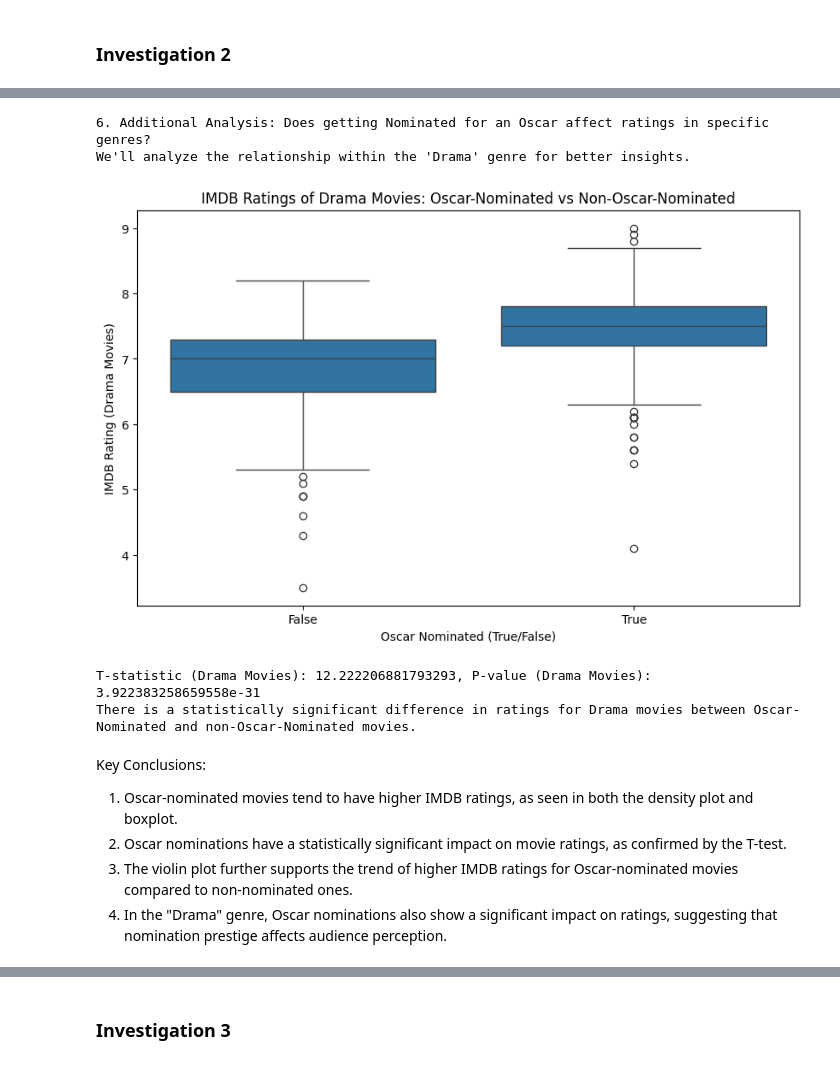
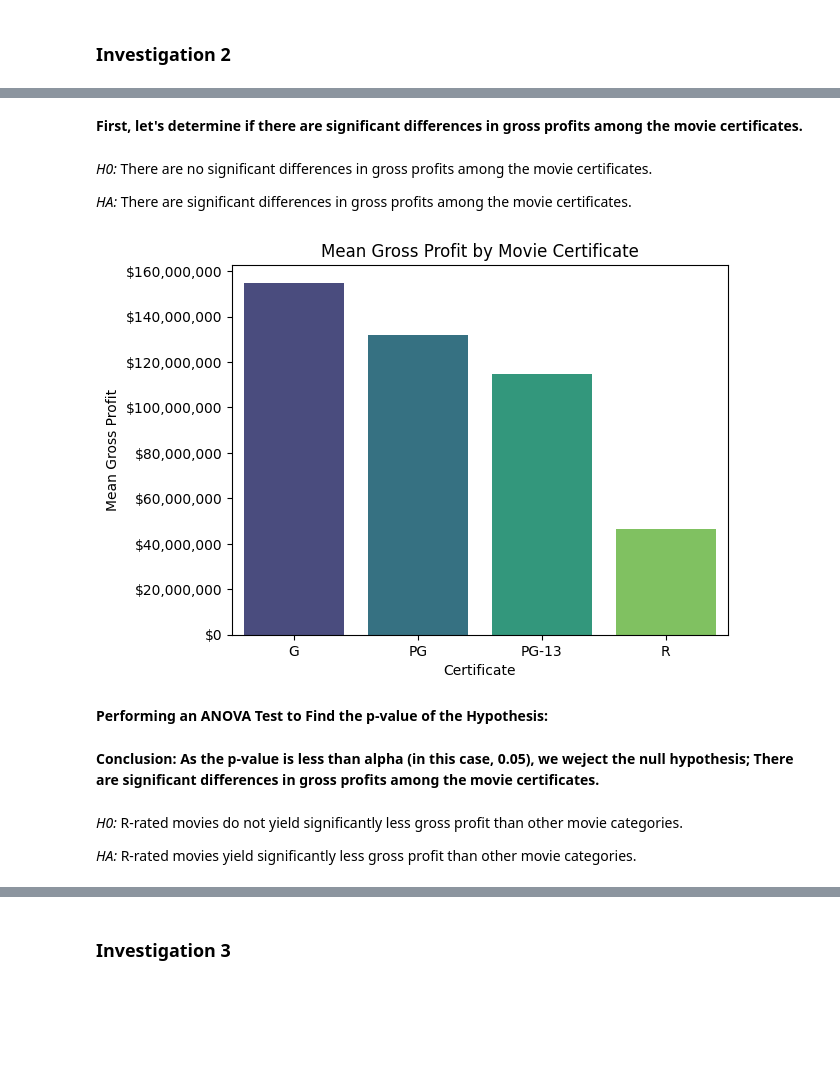
Before and after one commit to ryandecamp/CMSC320FinalProject, a Jupyter notebook: checkpoint2/checkpoint_2.ipynb, the cells around one changed output, grey strips where cells are left out. Drawn from its saved outputs; the diff is of its cells as text; code cells hidden in the pictures; blank space fills up the shorter version.

```diff
--- a/checkpoint2/checkpoint_2.ipynb
+++ b/checkpoint2/checkpoint_2.ipynb
@@ -513,4 +609,0 @@ plt.show()
-# %%
-#For the future plots, it will be easier to create a column in the movie_df that has true if Oscar_nominated>0 and false otherwise
-movie_df['Oscar_nominations'] = movie_df['Oscar_nominated'] > 0
-display(movie_df[['Oscar_nominated', 'Oscar_nominations']])
@@ -568,39 +610,6 @@ plt.show()
-# %%
-print("6. Additional Analysis: Does getting Nominated for an Oscar affect ratings in specific genres?")
-print("We'll analyze the relationship within the 'Drama' genre for better insights.")
-
-drama_movies = movie_df[movie_df['genre'].apply(lambda genres: 'Drama' in genres)]
-
-# Comparing IMDB ratings for drama movies that got 0 nominations vs those that got 1 or more nominations
-oscar_nom_drama = drama_movies[drama_movies['Oscar_nominations'] == True]['rate']
-non_oscar_nom_drama = drama_movies[drama_movies['Oscar_nominations'] == False]['rate']
-
-# Plot comparison within the Drama genre
-plt.figure(figsize=(10, 6))
-sns.boxplot(x='Oscar_nominations', y='rate', data=drama_movies)
-plt.title('IMDB Ratings of Drama Movies: Oscar-Nominated vs Non-Oscar-Nominated')
-plt.xlabel('Oscar Nominated (True/False)')
-plt.ylabel('IMDB Rating (Drama Movies)')
-plt.show()
-
-# Perform T-test for Drama movies
-t_stat_drama, p_val_drama = stats.ttest_ind(oscar_nom_drama, non_oscar_nom_drama, nan_policy='omit')
-
-print(f"T-statistic (Drama Movies): {t_stat_drama}, P-value (Drama Movies): {p_val_drama}")
-
-if p_val_drama < 0.05:
-    print("There is a statistically significant difference in ratings for Drama movies between Oscar-Nominated and non-Oscar-Nominated movies.")
-else:
-    print("There is no statistically significant difference in ratings for Drama movies between Oscar-Nominated and non-Oscar-Nominated movies.")
-# %% [output]
-6. Additional Analysis: Does getting Nominated for an Oscar affect ratings in specific genres?
-We'll analyze the relationship within the 'Drama' genre for better insights.
-[figure, removed]
-T-statistic (Drama Movies): 12.222206881793293, P-value (Drama Movies): 3.922383258659558e-31
-There is a statistically significant difference in ratings for Drama movies between Oscar-Nominated and non-Oscar-Nominated movies.
-# %% [markdown]
-Key Conclusions:
-1. Oscar-nominated movies tend to have higher IMDB ratings, as seen in both the density plot and boxplot.
-2. Oscar nominations have a statistically significant impact on movie ratings, as confirmed by the T-test.
-3. The violin plot further supports the trend of higher IMDB ratings for Oscar-nominated movies compared to non-nominated ones.
-4. In the "Drama" genre, Oscar nominations also show a significant impact on ratings, suggesting that nomination prestige affects audience perception.
+# %% [markdown]
+**First, let's determine if there are significant differences in gross profits among the movie certificates.**
+# %% [markdown]
+*H0:* There are no significant differences in gross profits among the movie certificates.
+
+*HA:* There are significant differences in gross profits among the movie certificates.
@@ -606,0 +618,21 @@ Key Conclusions:
+# %%
+filtered_df = movie_df[movie_df['certificate'].isin(['G', 'PG', 'PG-13', 'R'])]
+filtered_df = filtered_df.dropna(subset=['gross'])
+
+mean_gross_by_certificate = filtered_df.groupby('certificate')['gross'].mean().reset_index()
+
+plt.figure()
+sns.barplot(x='certificate', y='gross', data=mean_gross_by_certificate, palette='viridis', hue='certificate', legend=False)
+
+plt.xlabel('Certificate')
+plt.ylabel('Mean Gross Profit')
+plt.title('Mean Gross Profit by Movie Certificate')
+
+ax = plt.gca()
+ax.yaxis.set_major_formatter(ticker.StrMethodFormatter('${x:,.0f}'))
+
+plt.show()
+# %% [output]
+[figure, added]
+# %% [markdown]
+**Performing an ANOVA Test to Find the p-value of the Hypothesis:**
@@ -606,0 +644,6 @@ Key Conclusions:
+# %% [markdown]
+**Conclusion: As the p-value is less than alpha (in this case, 0.05), we weject the null hypothesis; There are significant differences in gross profits among the movie certificates.**
+# %% [markdown]
+*H0:* R-rated movies do not yield significantly less gross profit than other movie categories.
+
+*HA:* R-rated movies yield significantly less gross profit than other movie categories.
```
Also changed, not shown: parts of 28 cells of this notebook, 3 other files.
